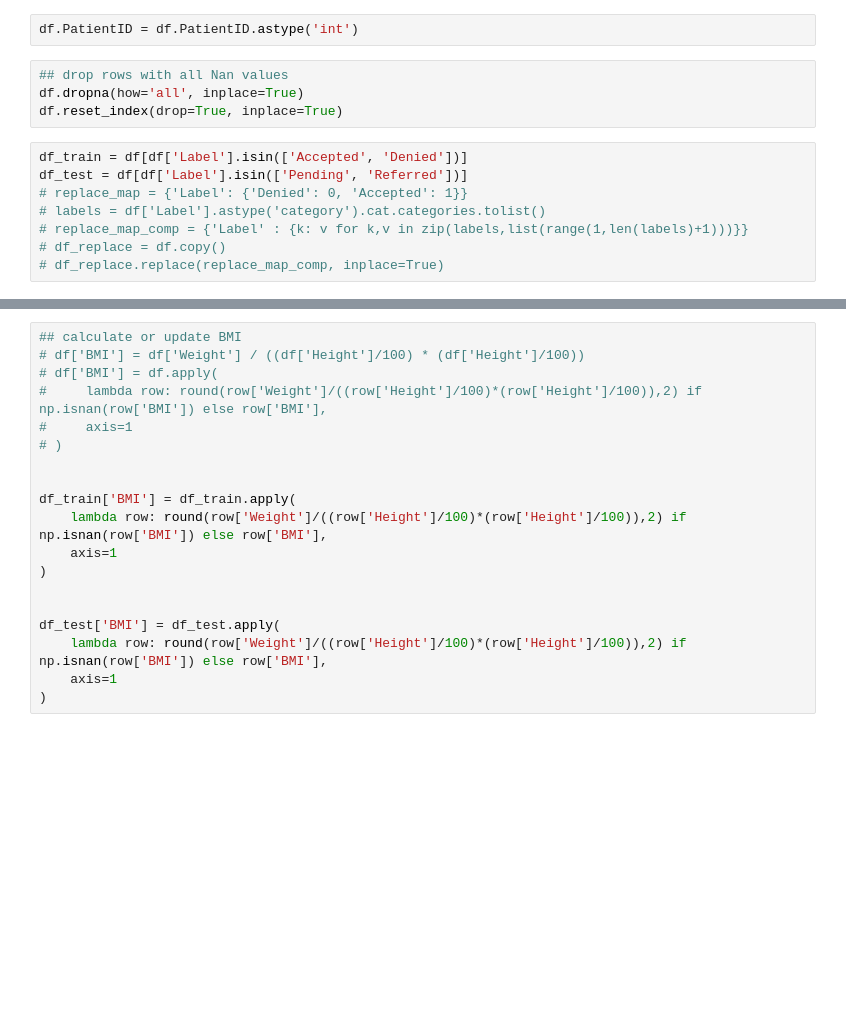
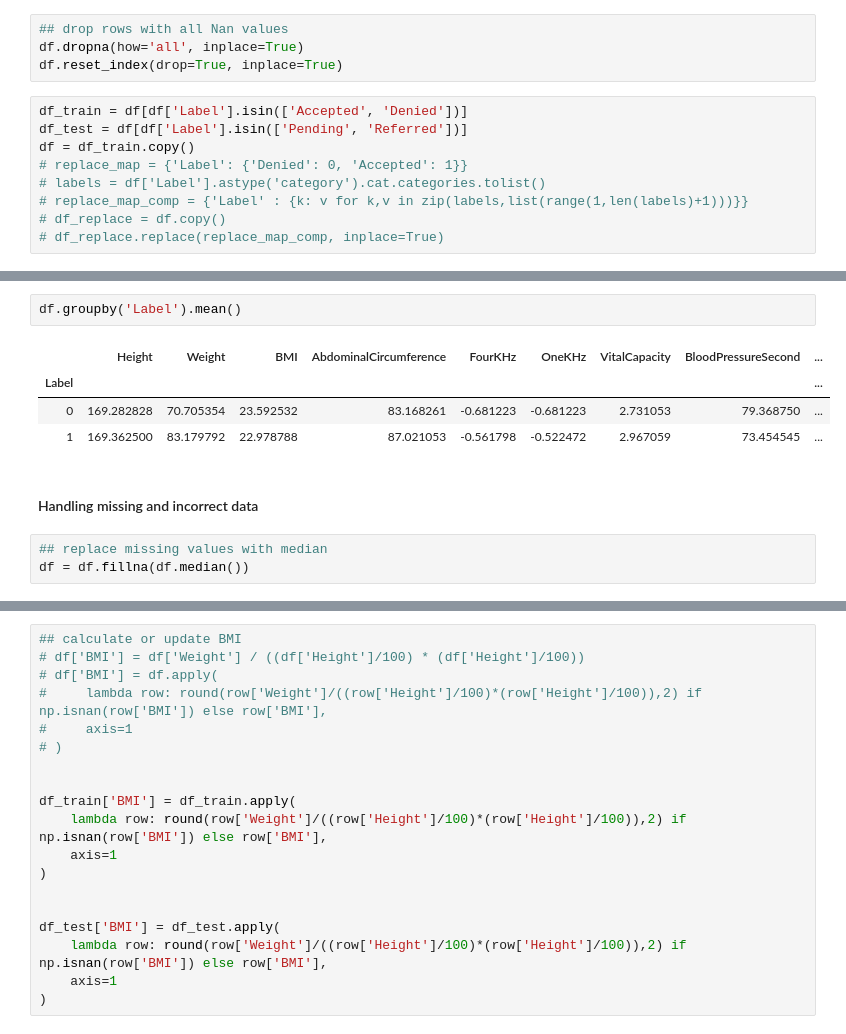
Before and after one commit to chaitalic07/Hands-on-challenge, a Jupyter notebook: ds_test.ipynb, the cells around one changed output, grey strips where cells are left out. Drawn from its saved outputs; the diff is of its cells as text; blank space fills up the shorter version.

```diff
--- a/ds_test.ipynb
+++ b/ds_test.ipynb
@@ -62,8 +64,6 @@ df = pd.read_csv('TestData_v2.csv')
 df.columns = df.columns.str.replace(' ', '')
 df.drop(['Unnamed:0'], axis=1, inplace=True)
 # df.PatientID = df.PatientID.astype('int')
-# %%
-df.PatientID = df.PatientID.astype('int')
 # %%
 ## drop rows with all Nan values
 df.dropna(how='all', inplace=True)
@@ -71,6 +71,7 @@ df.reset_index(drop=True, inplace=True)
 # %%
 df_train = df[df['Label'].isin(['Accepted', 'Denied'])]
 df_test = df[df['Label'].isin(['Pending', 'Referred'])]
+df = df_train.copy()
 # replace_map = {'Label': {'Denied': 0, 'Accepted': 1}}
 # labels = df['Label'].astype('category').cat.categories.tolist()
 # replace_map_comp = {'Label' : {k: v for k,v in zip(labels,list(range(1,len(labels)+1)))}}
@@ -148,0 +128,12 @@ Label {0: 'Pending', 1: 'Referred'}
+# %%
+df.groupby('Label').mean()
+# %% [output]
+|  | Height | Weight | BMI | AbdominalCircumference | FourKHz | OneKHz | VitalCapacity | BloodPressureSecond | ... |
+| Label |  |  |  |  |  |  |  |  | ... |
+| 0 | 169.282828 | 70.705354 | 23.592532 | 83.168261 | -0.681223 | -0.681223 | 2.731053 | 79.368750 | ... |
+| 1 | 169.362500 | 83.179792 | 22.978788 | 87.021053 | -0.561798 | -0.522472 | 2.967059 | 73.454545 | ... |
+# %% [markdown]
+#### Handling missing and incorrect data
+# %%
+## replace missing values with median
+df = df.fillna(df.median())
```
Also changed, not shown: parts of 24 cells of this notebook.
